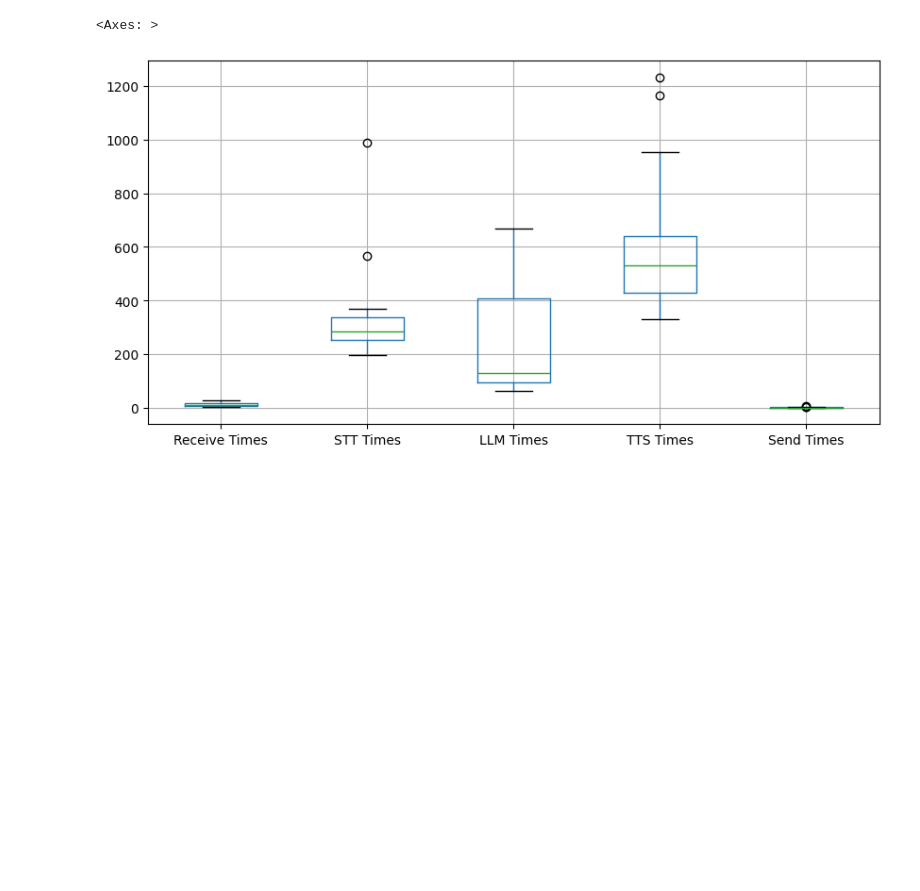
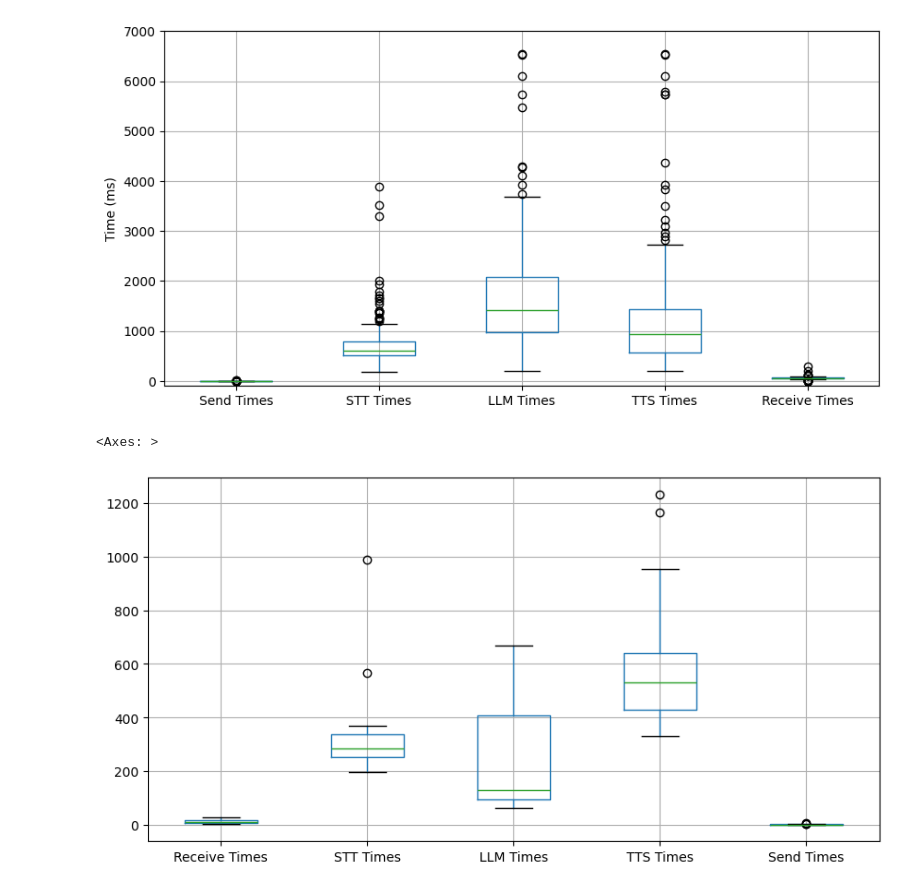
Before and after one commit to wesferr/Artificial-Intelligence-Virtual-Patient, a Jupyter notebook: servidor_audio/analisys.ipynb, the cells around one changed output. Drawn from its saved outputs; the diff is of its cells as text; code cells hidden in the pictures; blank space fills up the shorter version.

```diff
--- a/servidor_audio/analisys.ipynb
+++ b/servidor_audio/analisys.ipynb
@@ -7,3 +16,23 @@ import numpy as np
+# %%
+data = {
+    "Send Times": send_times,
+    "STT Times": stt_times,
+    "LLM Times": llm_times,
+    "TTS Times": tts_times,
+    "Receive Times": receive_times,
+}
+
+# Cria um DataFrame com os dados
+df = pd.DataFrame(data)
+# %%
+plt.figure(figsize=(10, 5))
+df.boxplot()
+# plt.title("Boxplot of All Times")
+plt.ylabel("Time (ms)")
+plt.ylim((-100,7000))
+plt.show()
+# %% [output]
+[figure, added]
 # %%
 data = json.loads(open("time_diffs1.json").read())
 llm_times = pd.DataFrame(data["llm_times"])
```
Also changed, not shown: parts of 5 cells of this notebook.
